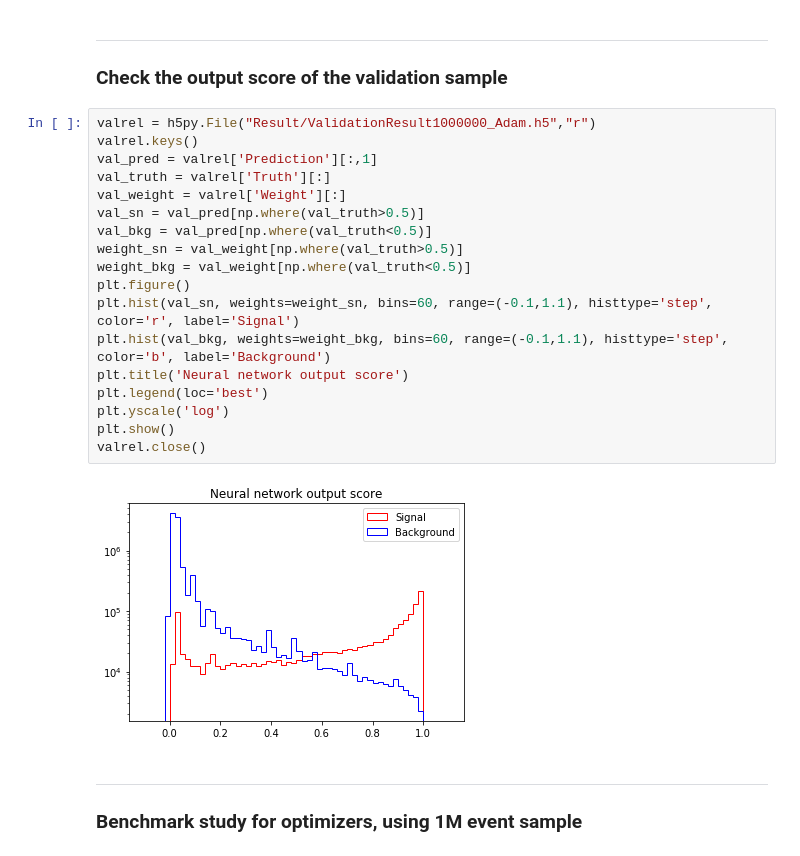
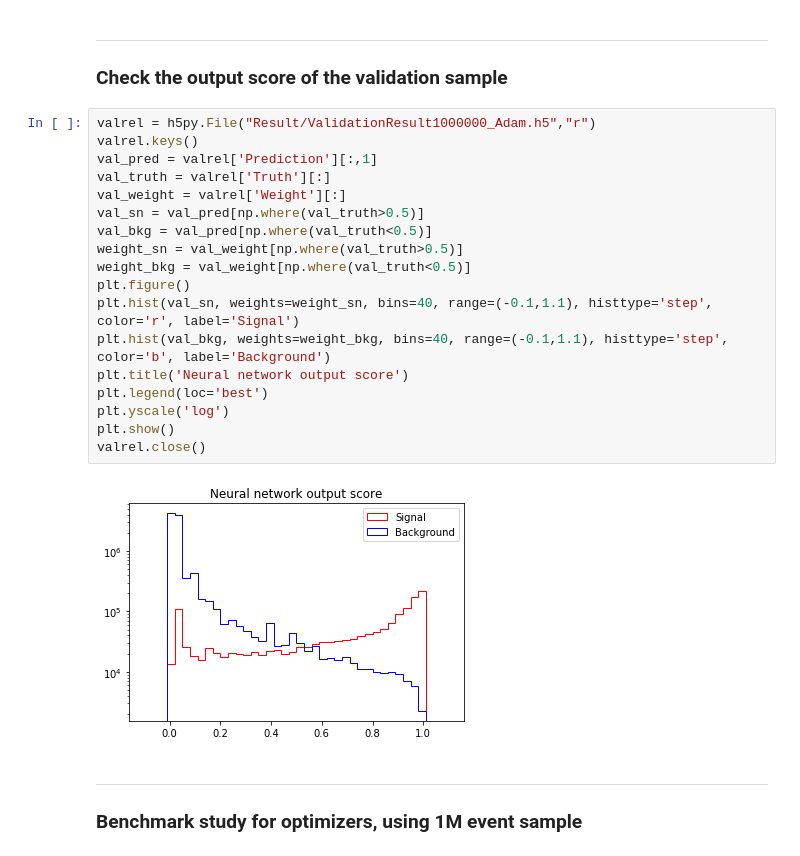
Before and after one commit to RazorCMS/DeepAnalyzer, a Jupyter notebook: keras/Visualization.ipynb, the cells around one changed output. Drawn from its saved outputs; the diff is of its cells as text.

```diff
--- a/keras/Visualization.ipynb
+++ b/keras/Visualization.ipynb
@@ -150,23 +159,23 @@ test.close()
 # %%
 valrel = h5py.File("Result/ValidationResult1000000_Adam.h5","r")
 valrel.keys()
 val_pred = valrel['Prediction'][:,1]
 val_truth = valrel['Truth'][:]
 val_weight = valrel['Weight'][:]
 val_sn = val_pred[np.where(val_truth>0.5)]
 val_bkg = val_pred[np.where(val_truth<0.5)]
 weight_sn = val_weight[np.where(val_truth>0.5)]
 weight_bkg = val_weight[np.where(val_truth<0.5)]
 plt.figure()
-plt.hist(val_sn, weights=weight_sn, bins=60, range=(-0.1,1.1), histtype='step', color='r', label='Signal')
-plt.hist(val_bkg, weights=weight_bkg, bins=60, range=(-0.1,1.1), histtype='step', color='b', label='Background')
+plt.hist(val_sn, weights=weight_sn, bins=40, range=(-0.1,1.1), histtype='step', color='r', label='Signal')
+plt.hist(val_bkg, weights=weight_bkg, bins=40, range=(-0.1,1.1), histtype='step', color='b', label='Background')
 plt.title('Neural network output score')
 plt.legend(loc='best')
 plt.yscale('log')
 plt.show()
 valrel.close()
 # %% [output]
-[figure, old version]
+[figure, new version]
 # %% [markdown]
 ---
 ### Benchmark study for optimizers, using 1M event sample
```
Also changed, not shown: parts of 5 cells of this notebook.
